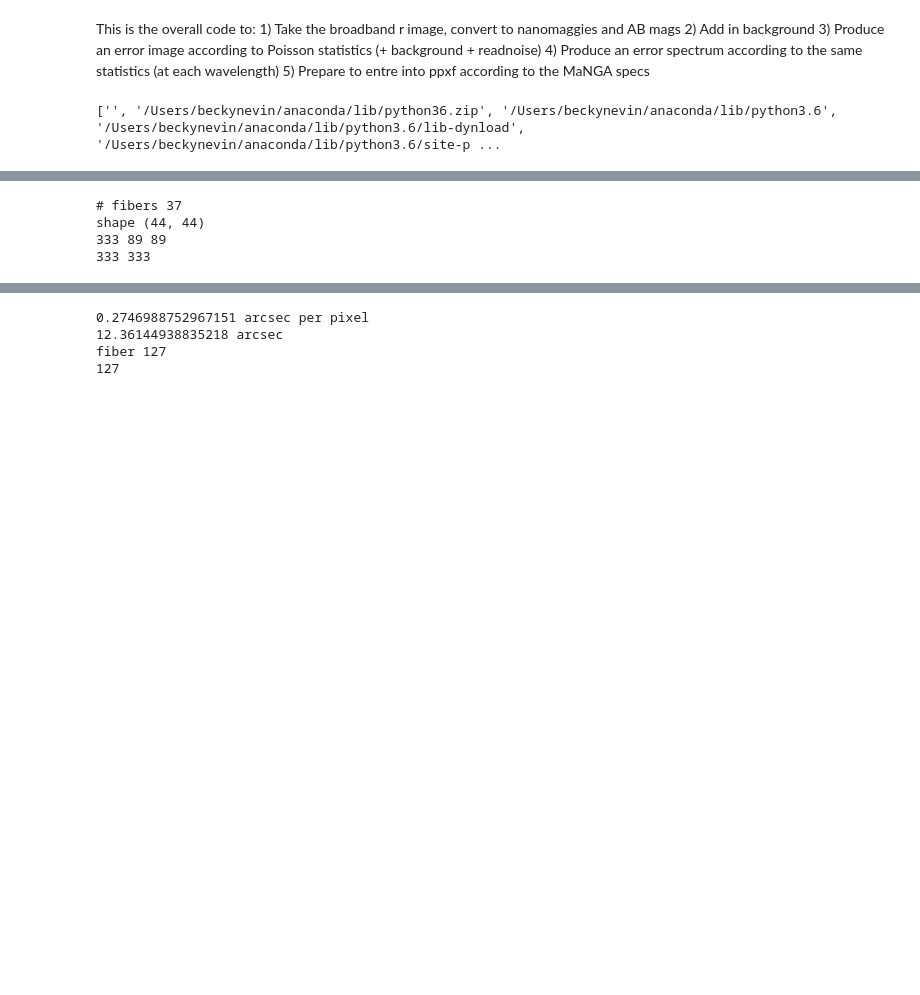
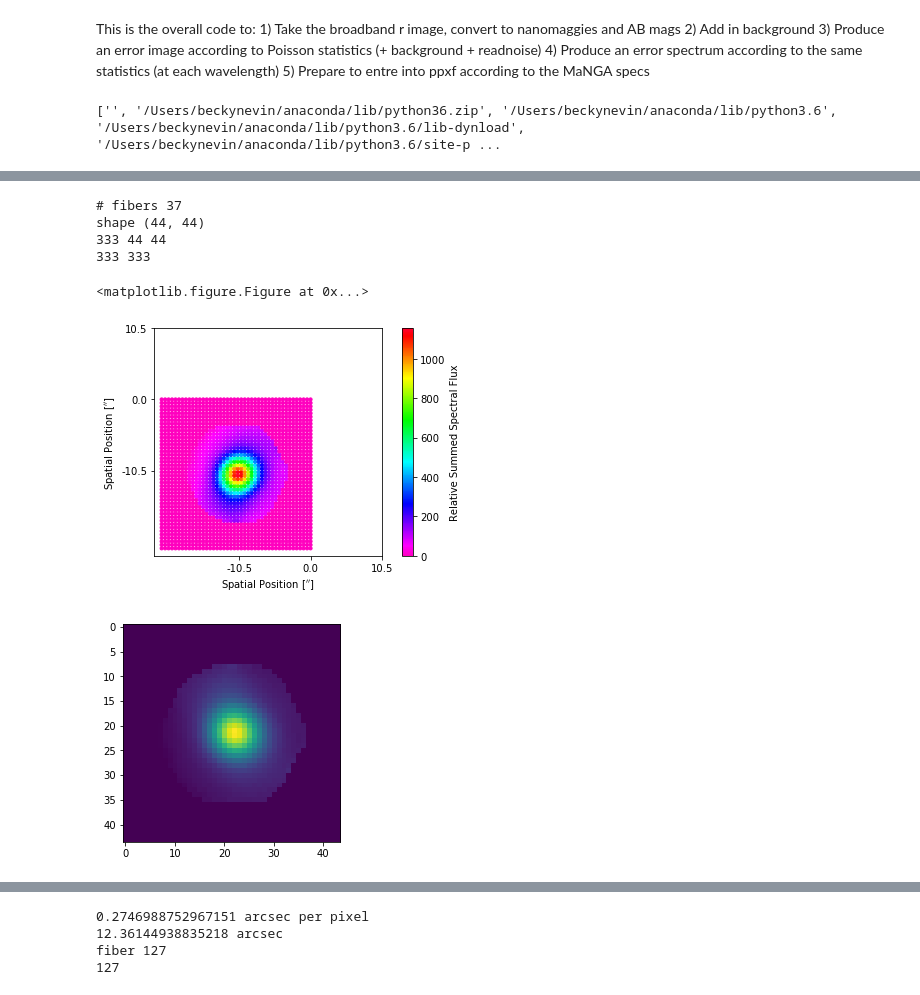
Before and after one commit to beckynevin/imaging_identification_mergers, a Jupyter notebook: Kin_test_manga.ipynb, the cells around one changed output, grey strips where cells are left out. Drawn from its saved outputs; the diff is of its cells as text; code cells hidden in the pictures; blank space fills up the shorter version.

```diff
--- a/Kin_test_manga.ipynb
+++ b/Kin_test_manga.ipynb
@@ -233,10 +570,17 @@ cen_x=length/2
 
 
 
-xss=np.linspace(-n_horiz,n_horiz,2*n_horiz+1)
+xss=np.linspace(-n_horiz,n_horiz,n_horiz)
 xs_line=np.linspace(-n_horiz-1, n_horiz, 2*n_horiz+2)
 pts_horiz=[x*arc_to_pix(spacing)+xcoords for x in xss]
 pts_vert=[x*arc_to_pix(spacing)+ycoords for x in xss]
+
+pts_horiz=xss
+pts_vert=xss
+
+pts_horiz=[x*0.5 for x in xss]
+pts_vert=[x*0.5 for x in xss]
+
 
 
 
@@ -247,13 +591,19 @@ print(len(xs), len(ys))
 '''Figure out how to make a grid '''
 regrid_specs=[]
 regrid_sum=[]
+empty_grid=np.zeros((len(pts_horiz), len(pts_vert)))
+
 for i in range(len(pts_horiz)):
     for j in range(len(pts_vert)):
-        #pts_horiz are where the rss locations are
+        #pts_horiz are where the grid locations are
+        #xs and ys are where the rss points are
+        #both are in arcseconds
 
         out=f_manga(pts_horiz[j], pts_vert[i], xs, ys, add_spec)
         regrid_specs.append(out[0])
         regrid_sum.append(out[1])
+
+        empty_grid[i,j]=out[1]
 #print(regrid_sum)
 
 plt.clf()
@@ -263,31 +613,37 @@ X, Y = np.meshgrid(pts_horiz,pts_vert)
 fig=plt.figure()
 ax1=fig.add_subplot(111,aspect='equal')
 im1=ax1.scatter(X, Y, c=regrid_sum, s=10,cmap='gist_rainbow_r')
 cbar1=plt.colorbar(im1,label='Relative Summed Spectral Flux')
 #plt.scatter(X, Y, color='black')
 
 #plt.xlim([0,300])
 #plt.ylim([0,300])
 
 '''for x in range(len(line_horiz)):
     ax1.axhline(y=line_vert[x], color='black')
     ax1.axvline(x=line_horiz[x], color='black')'''
 
 yticks=[1 ,length/2    ,length-1]
 ylabels=[round((x-length/2)*0.5,1) for x in yticks]
 ax1.set_yticks(yticks)
 ax1.set_yticklabels(ylabels)
 ax1.set_xticks(yticks)
 ax1.set_xticklabels(ylabels)
 ax1.set_ylabel(r'Spatial Position [$^{\prime \prime}$]')
 ax1.set_xlabel(r'Spatial Position [$^{\prime \prime}$]')
 plt.tight_layout()
 
 
 #plt.colorbar()
 plt.show()
+
+plt.imshow(empty_grid)
+plt.show()
 # %% [output]
 # fibers 37
 shape (44, 44)
-333 89 89
+333 44 44
 333 333
+<matplotlib.figure.Figure at 0x...>
+[figure, added]
+[figure, added]
```
Also changed, not shown: parts of 5 cells of this notebook.
